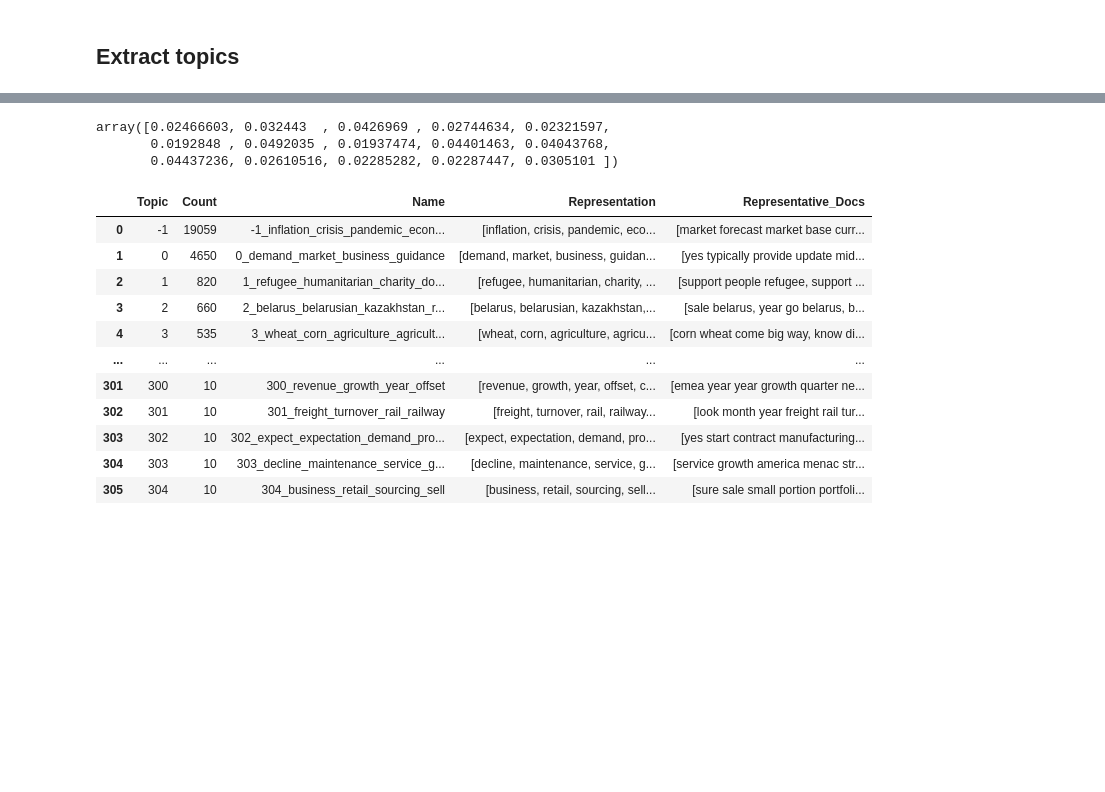
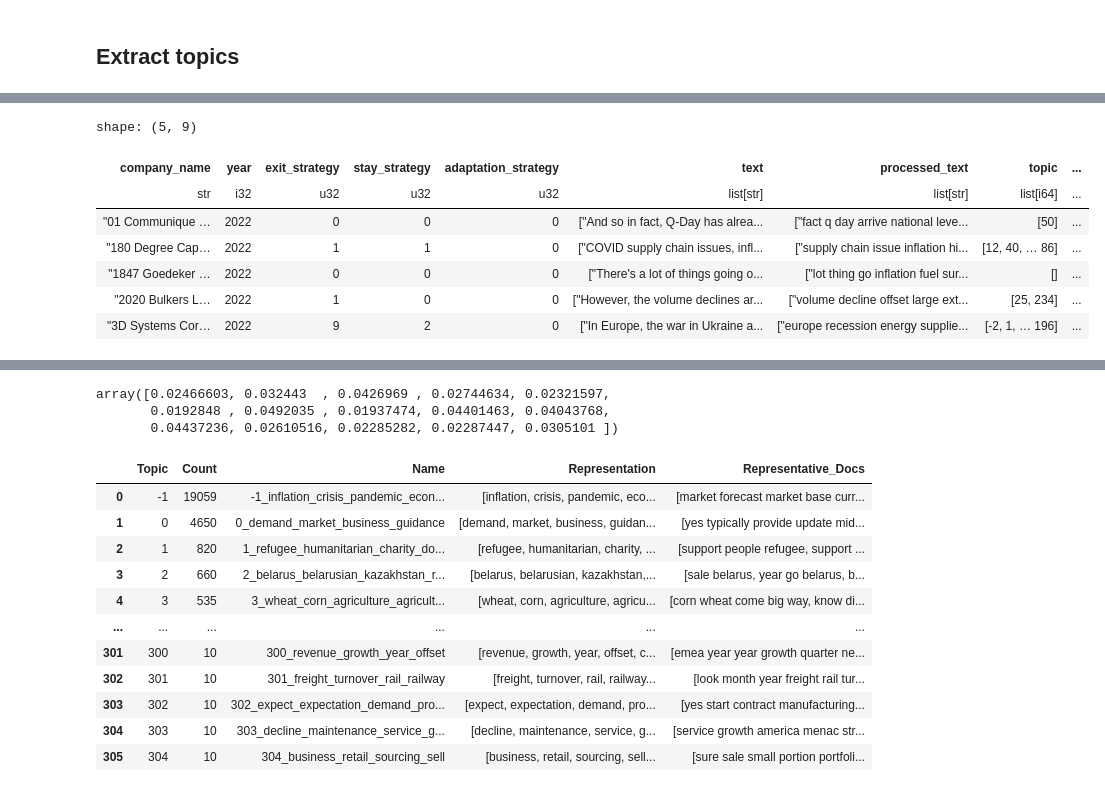
Before and after one commit to falseAzure/infineac, a Jupyter notebook: notebooks/infineac_server.ipynb, the cells around one changed output, grey strips where cells are left out. Drawn from its saved outputs; the diff is of its cells as text; code cells hidden in the pictures; blank space fills up the shorter version.

```diff
--- a/notebooks/infineac_server.ipynb
+++ b/notebooks/infineac_server.ipynb
@@ -362,3 +343,9 @@ shape: (5, 14)
+# %%
+corpus_window_0_df = process_text.get_strategies(dataframe=corpus_window_0_df)
+corpus_window_0_join_df = process_text.get_strategies(dataframe=corpus_window_0_join_df)
+corpus_window_3_df = process_text.get_strategies(dataframe=corpus_window_3_df)
+corpus_window_5_df = process_text.get_strategies(dataframe=corpus_window_5_df)
+corpus_window_whole_df = process_text.get_strategies(dataframe=corpus_window_whole_df)
 # %%
 sum(corpus_window_0_df['exit_strategy'])
 # %% [output]
@@ -699,0 +478,3 @@ topic_model_whole_join.get_topic_info().to_csv("topic_model_whole_join.csv")
+# %%
+corpus, bridge = process_text.remove_sentences_under_threshold(corpus_window_0_join_df['processed_text'].to_list())
+topic_model_0_join, topics_0_join, probs_0_join = topic_extractor.bert_advanced(corpus, representation_model=representation_model, embedding_model=sentence_model_light)
@@ -699,0 +483,6 @@ topic_model_whole_join.get_topic_info().to_csv("topic_model_whole_join.csv")
+# %%
+topics_0_join_filled = helper.fill_list_from_mapping(topics_0_join, bridge, -2)
+groups_0_join = topic_extractor.categorize_topics(topic_model_0_join.get_topic_info()['Chain: Inspired - MMR'].to_list())
+groups_0_join = groups_0_join.hstack(pl.DataFrame(topic_model_0_join.get_topic_info())[['Count', 'Name', "Representative_Docs"]])
+topics_df = topic_extractor.map_topics_to_categories(topics_0_join_filled, groups_0_join)
+groups_0_join.filter(pl.col("n")!=-1).groupby(("group")).agg(pl.col("Count").sum()).sort("Count", descending=True)
@@ -699,0 +509,4 @@ topic_model_whole_join.get_topic_info().to_csv("topic_model_whole_join.csv")
+# %%
+# corpus_window_0_join_df = corpus_window_0_df.drop(columns=['topic', "year", "group", "keywords"])
+corpus_window_0_join_df = corpus_window_0_join_df.with_columns(pl.Series('year', corpus_window_0_join_df['date'].dt.year()))
+corpus_window_0_join_df = corpus_window_0_join_df.hstack(topics_df)
@@ -699,0 +515,12 @@ topic_model_whole_join.get_topic_info().to_csv("topic_model_whole_join.csv")
+# %%
+corpus_window_0_join_df_agg = topic_extractor.get_topics_per_company(corpus_window_0_join_df)
+corpus_window_0_join_df_agg[["company_name", "year", "exit_strategy", "stay_strategy", "adaptation_strategy", "topic", "category"]].write_excel("data/topics_comp_0_join.xlsx")
+# %% [output]
+shape: (5, 9)
+| company_name | year | exit_strategy | stay_strategy | adaptation_strategy | text | processed_text | topic | ... |
+| str | i32 | u32 | u32 | u32 | list[str] | list[str] | list[i64] | ... |
+| "01 Communique … | 2022 | 0 | 0 | 0 | ["And so in fact, Q-Day has alrea... | ["fact q day arrive national leve... | [50] | ... |
+| "180 Degree Cap… | 2022 | 1 | 1 | 0 | ["COVID supply chain issues, infl... | ["supply chain issue inflation hi... | [12, 40, … 86] | ... |
+| "1847 Goedeker … | 2022 | 0 | 0 | 0 | ["There's a lot of things going o... | ["lot thing go inflation fuel sur... | [] | ... |
+| "2020 Bulkers L… | 2022 | 1 | 0 | 0 | ["However, the volume declines ar... | ["volume decline offset large ext... | [25, 234] | ... |
+| "3D Systems Cor… | 2022 | 9 | 2 | 0 | ["In Europe, the war in Ukraine a... | ["europe recession energy supplie... | [-2, 1, … 196] | ... |
```
Also changed, not shown: parts of 66 cells of this notebook.
